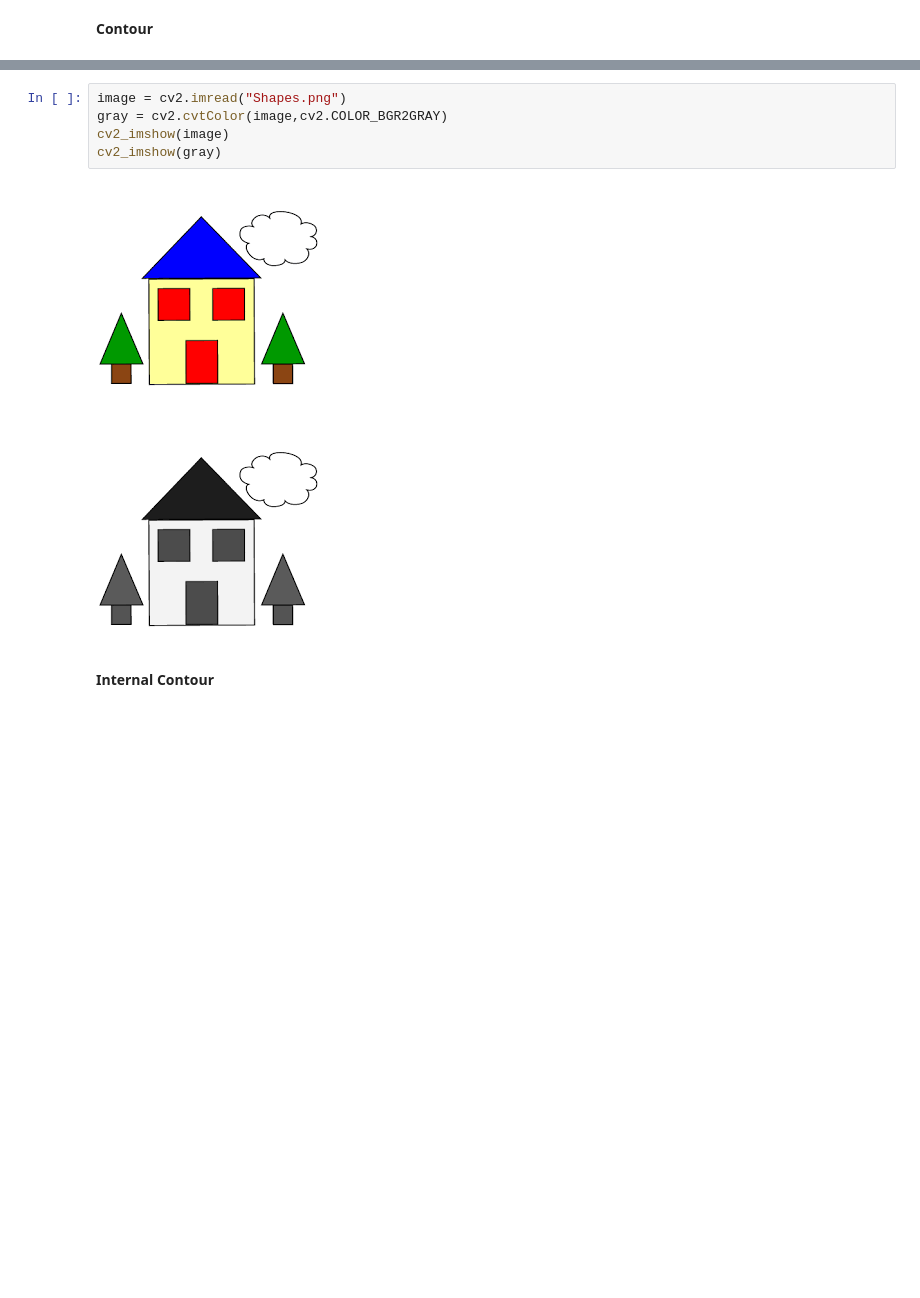
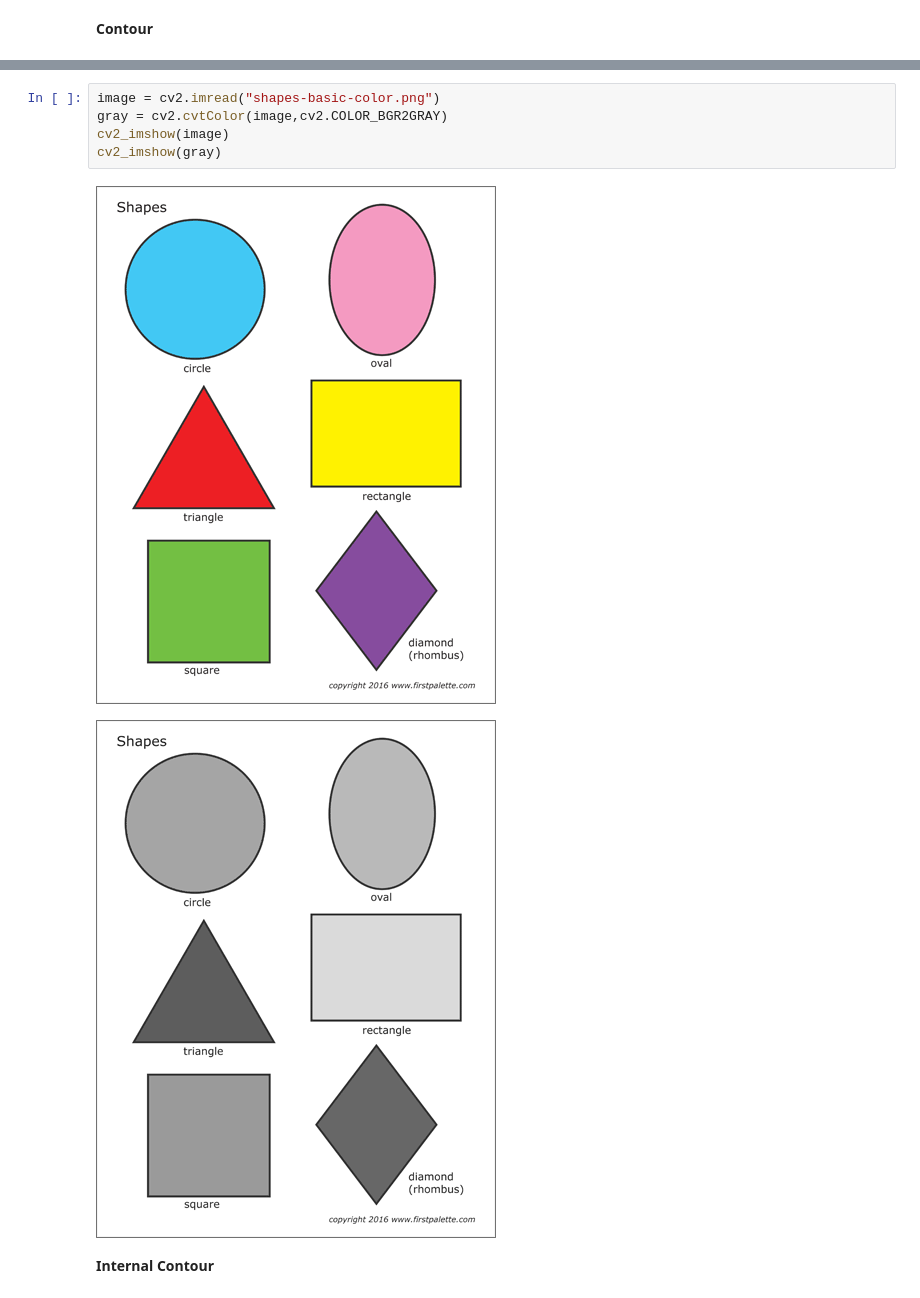
Before and after one commit to sowbarnikachennai/sowbarnikachennai, a Jupyter notebook: CarNumberPlateDetection_Project1.ipynb, the cells around one changed output, grey strips where cells are left out. Saved outputs shown, nothing was run; the diff lists cells and outputs as text; blank space fills up the shorter version.

```diff
--- a/CarNumberPlateDetection_Project1.ipynb
+++ b/CarNumberPlateDetection_Project1.ipynb
@@ -16,11 +17,11 @@ import imutils
 # %%
-image = cv2.imread("Shapes.png")
+image = cv2.imread("shapes-basic-color.png")
 gray = cv2.cvtColor(image,cv2.COLOR_BGR2GRAY)
 cv2_imshow(image)
 cv2_imshow(gray)
 # %% [output]
-[figure, old version]
+[figure, new version]
-[figure, old version]
+[figure, new version]
 # %% [markdown]
 **Internal Contour**
 # %%
```
Also changed, not shown: parts of 6 cells of this notebook.
